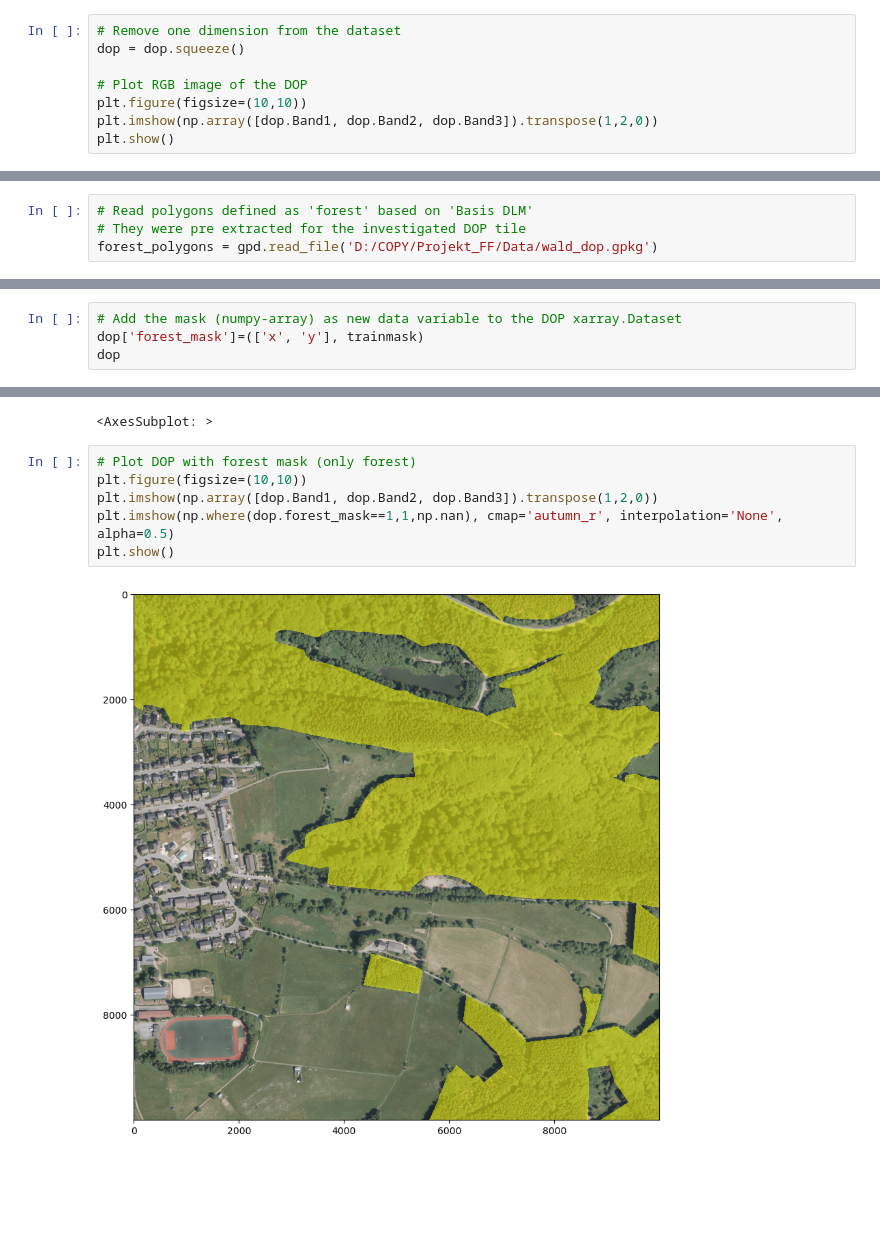
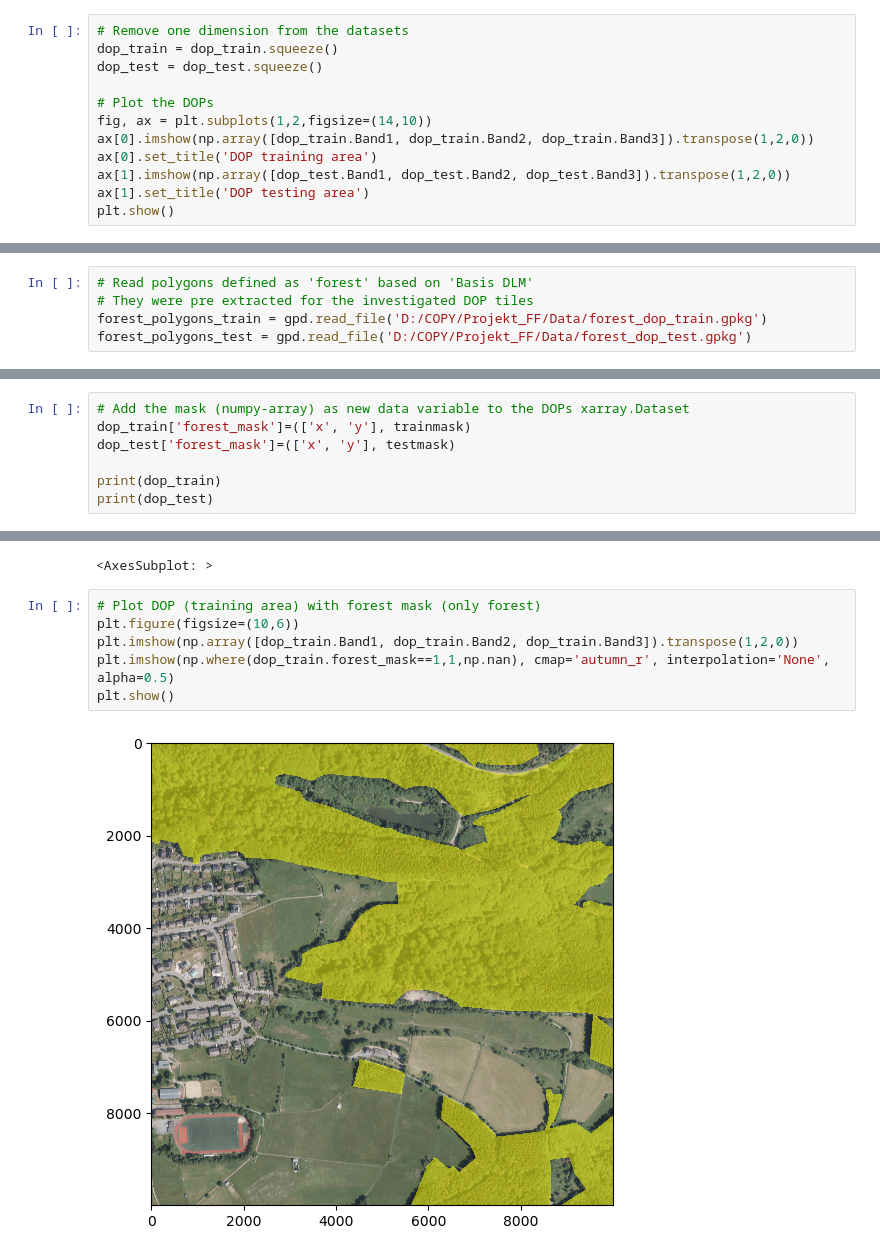
Before and after one commit to kolibril13/forest_mask, a Jupyter notebook: data_preparation.ipynb, the cells around one changed output, grey strips where cells are left out. Cells and saved outputs as stored; diff of their text form; blank space fills up the shorter version.

```diff
--- a/data_preparation.ipynb
+++ b/data_preparation.ipynb
@@ -22,9 +52,13 @@ dop
 # %%
-# Remove one dimension from the dataset
-dop = dop.squeeze()
+# Remove one dimension from the datasets
+dop_train = dop_train.squeeze()
+dop_test = dop_test.squeeze()
 
-# Plot RGB image of the DOP
-plt.figure(figsize=(10,10))
-plt.imshow(np.array([dop.Band1, dop.Band2, dop.Band3]).transpose(1,2,0))
+# Plot the DOPs
+fig, ax = plt.subplots(1,2,figsize=(14,10))
+ax[0].imshow(np.array([dop_train.Band1, dop_train.Band2, dop_train.Band3]).transpose(1,2,0))
+ax[0].set_title('DOP training area')
+ax[1].imshow(np.array([dop_test.Band1, dop_test.Band2, dop_test.Band3]).transpose(1,2,0))
+ax[1].set_title('DOP testing area')
 plt.show()
 # %% [output]
@@ -32,4 +66,5 @@ plt.show()
 # %%
 # Read polygons defined as 'forest' based on 'Basis DLM'
-# They were pre extracted for the investigated DOP tile
-forest_polygons = gpd.read_file('D:/COPY/Projekt_FF/Data/wald_dop.gpkg')
+# They were pre extracted for the investigated DOP tiles
+forest_polygons_train = gpd.read_file('D:/COPY/Projekt_FF/Data/forest_dop_train.gpkg')
+forest_polygons_test = gpd.read_file('D:/COPY/Projekt_FF/Data/forest_dop_test.gpkg')
@@ -78,7 +138,10 @@ array([[1, 1, 1, ..., 1, 1, 1],
 # %%
-# Add the mask (numpy-array) as new data variable to the DOP xarray.Dataset
-dop['forest_mask']=(['x', 'y'], trainmask)
-dop
+# Add the mask (numpy-array) as new data variable to the DOPs xarray.Dataset
+dop_train['forest_mask']=(['x', 'y'], trainmask)
+dop_test['forest_mask']=(['x', 'y'], testmask)
+
+print(dop_train)
+print(dop_test)
 # %% [output]
 <xarray.Dataset>
 Dimensions:              (x: 10000, y: 10000)
@@ -111,12 +176,12 @@ show(trainmask)
 [figure]
 <AxesSubplot: >
 # %%
-# Plot DOP with forest mask (only forest)
-plt.figure(figsize=(10,10))
-plt.imshow(np.array([dop.Band1, dop.Band2, dop.Band3]).transpose(1,2,0))
-plt.imshow(np.where(dop.forest_mask==1,1,np.nan), cmap='autumn_r', interpolation='None', alpha=0.5)
+# Plot DOP (training area) with forest mask (only forest)
+plt.figure(figsize=(10,6))
+plt.imshow(np.array([dop_train.Band1, dop_train.Band2, dop_train.Band3]).transpose(1,2,0))
+plt.imshow(np.where(dop_train.forest_mask==1,1,np.nan), cmap='autumn_r', interpolation='None', alpha=0.5)
 plt.show()
 # %% [output]
-[figure, old version]
+[figure, new version]
 # %%
 # Write to disk
```
Also changed, not shown: parts of 9 cells of this notebook.
